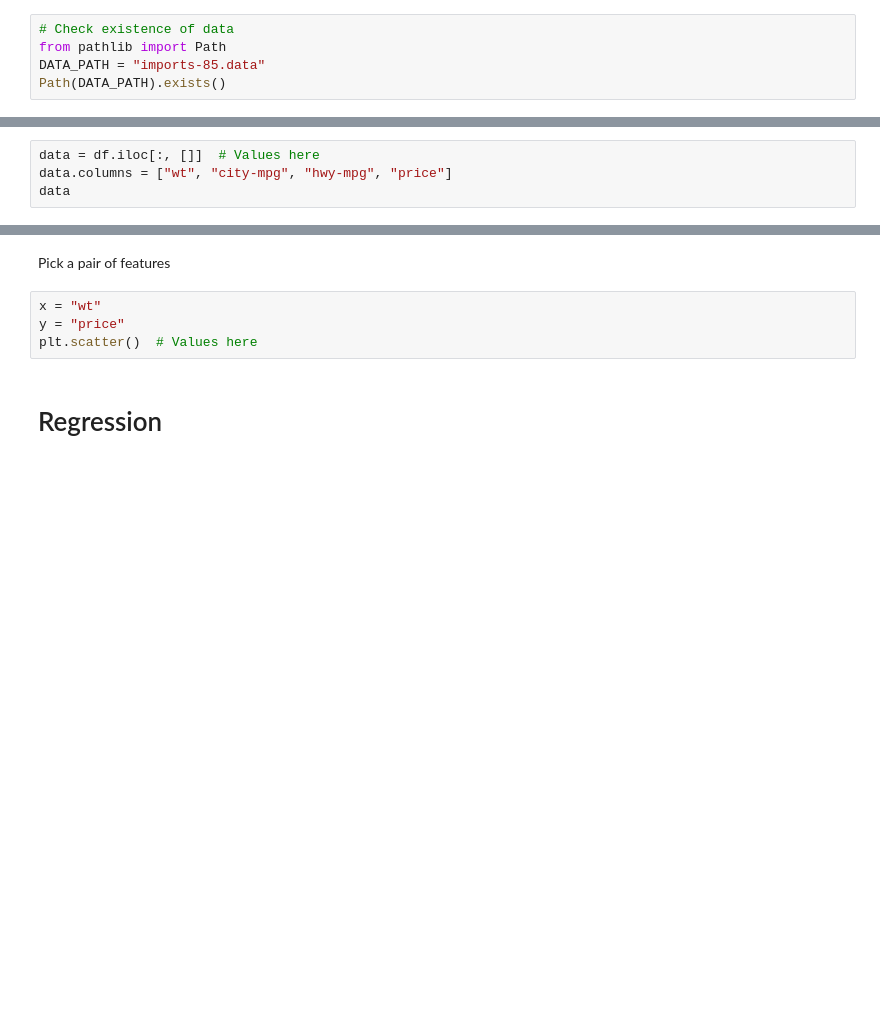
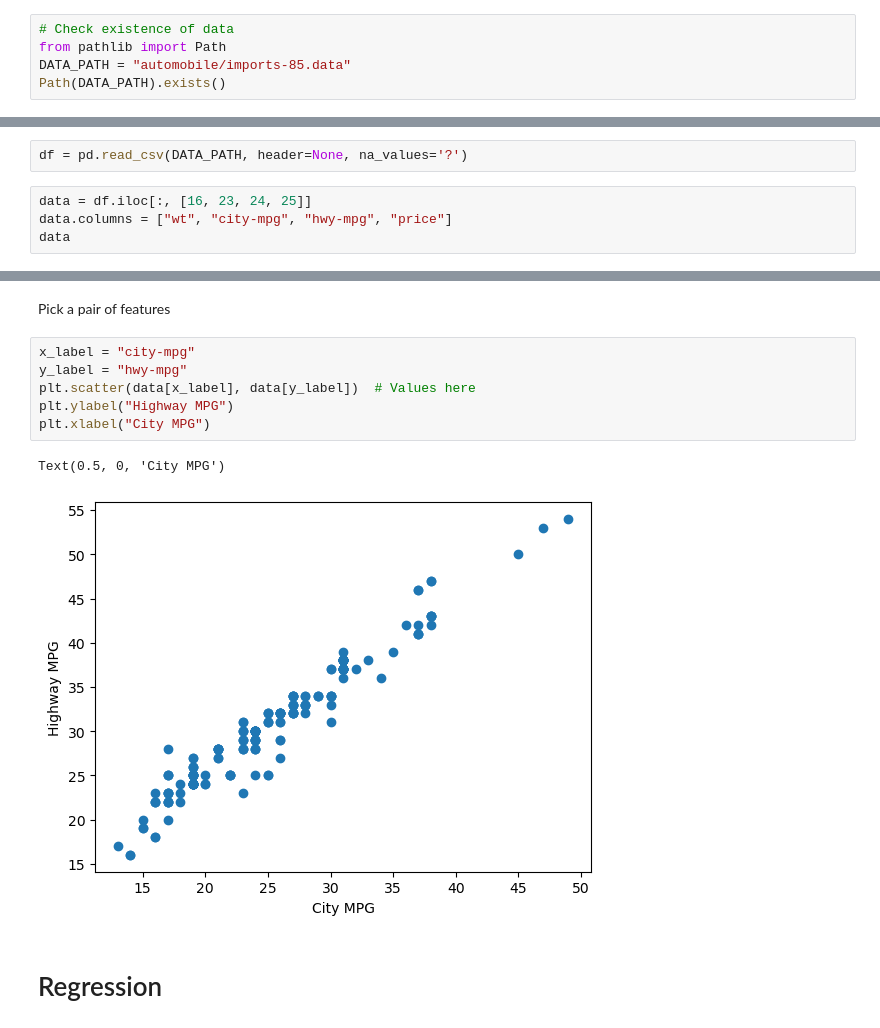
Before and after one commit to JamesAmato/recitation, a Jupyter notebook: recit1_draft_cue.ipynb, the cells around one changed output, grey strips where cells are left out. Cells and saved outputs as stored; diff of their text form; blank space fills up the shorter version.

```diff
--- a/recit1_draft_cue.ipynb
+++ b/recit1_draft_cue.ipynb
@@ -95,5 +95,5 @@ Path(DATA_PATH).exists()
 # %%
 # Check existence of data
 from pathlib import Path
-DATA_PATH = "imports-85.data"
+DATA_PATH = "automobile/imports-85.data"
 Path(DATA_PATH).exists()
@@ -107,0 +155,6 @@ np.loadtxt(DATA_PATH)
+# %%
+df = pd.read_csv(DATA_PATH, header=None, na_values='?')
+# %%
+data = df.iloc[:, [16, 23, 24, 25]]
+data.columns = ["wt", "city-mpg", "hwy-mpg", "price"]
+data
@@ -111,10 +178,6 @@ Let's see how these relate:
 - City mpg (23)
 - Highway mpg (24)
 - Price (25)
-# %%
-data = df.iloc[:, []]  # Values here
-data.columns = ["wt", "city-mpg", "hwy-mpg", "price"]
-data
 # %% [markdown]
 # Viewing data
 # %%
@@ -122,9 +185,14 @@ import matplotlib.pyplot as plt
 # %% [markdown]
 Pick a pair of features
 # %%
-x = "wt"
-y = "price"
-plt.scatter()  # Values here
+x_label = "city-mpg"
+y_label = "hwy-mpg"
+plt.scatter(data[x_label], data[y_label])  # Values here
+plt.ylabel("Highway MPG")
+plt.xlabel("City MPG")
+# %% [output]
+Text(0.5, 0, 'City MPG')
+[figure, added]
 # %% [markdown]
 # Regression
 # %% [markdown]
```
Also changed, not shown: parts of 20 cells of this notebook.
